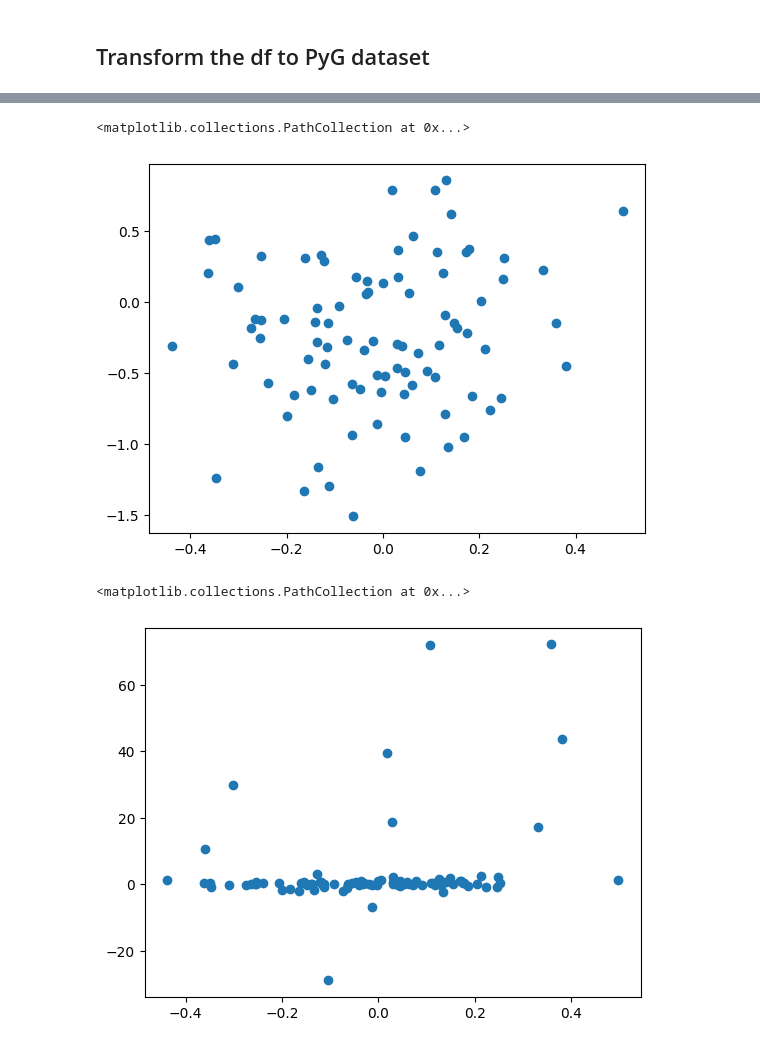
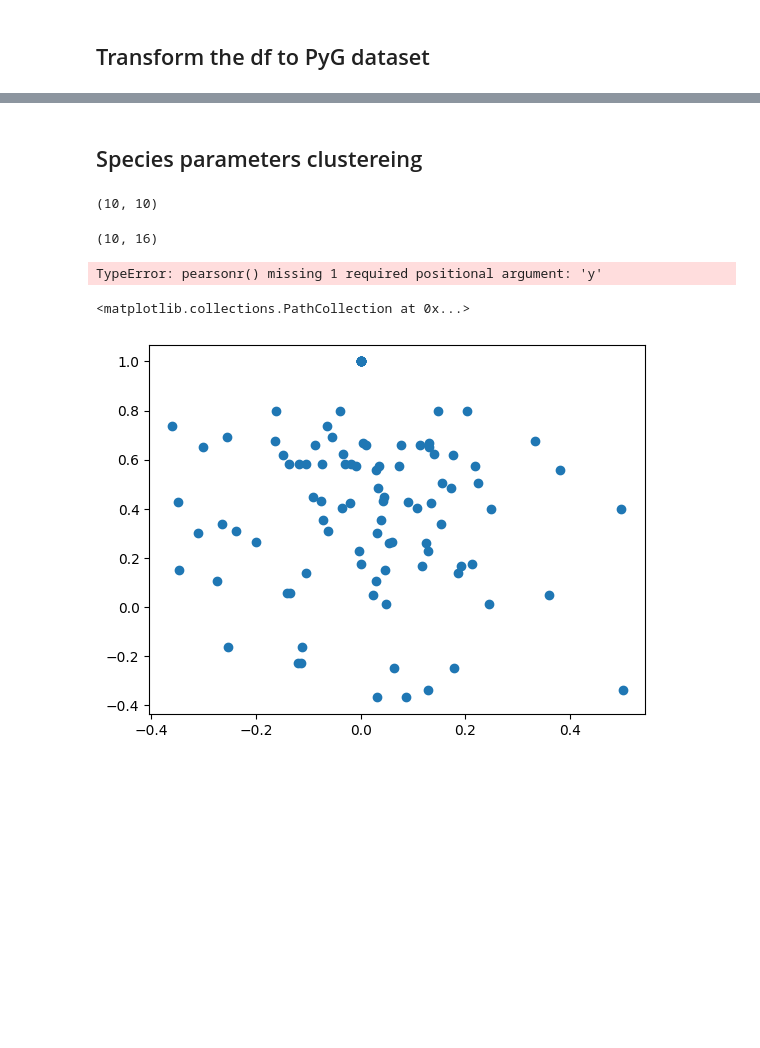
Before and after one commit to chenyangkang/Occupancy_NN, a Jupyter notebook: new/test_GNN_combined_with_sp_interaction.ipynb, the cells around one changed output, grey strips where cells are left out. Drawn from its saved outputs; the diff is of its cells as text; code cells hidden in the pictures; blank space fills up the shorter version.

```diff
--- a/new/test_GNN_combined_with_sp_interaction.ipynb
+++ b/new/test_GNN_combined_with_sp_interaction.ipynb
@@ -666,0 +673,2 @@ plt.scatter(
+# %% [markdown]
+## Species parameters clustereing
@@ -667,17 +678,35 @@ plt.scatter(
+# %%
+gamma.shape
+# %% [output]
+(10, 10)
+# %%
+res['species'].detach().numpy().shape
+# %% [output]
+(10, 16)
+# %%
+from scipy.stats import pearsonr
+pearsonr(res['species'].detach().numpy())
+# %% [output]
+TypeError: pearsonr() missing 1 required positional argument: 'y'
+# %%
+plt.scatter(
+    gamma.flatten(),
+    np.corrcoef(res['species'].detach().numpy(), rowvar=True).flatten()
+)
+# %% [output]
+<matplotlib.collections.PathCollection at 0x...>
+[figure, added]
 # %%
-with torch.no_grad():
-    res = model(data.x_dict, data.edge_index_dict)
-    gamma_flat = model.gamma_net(res['site'])                           # (n_site, S*S) should be a value [0, +inf)
-    gamma_site = gamma_flat.view(model.n_site, model.n_species, model.n_species)
+# with torch.no_grad():
+#     res = model(data.x_dict, data.edge_index_dict)
+#     gamma_flat = model.gamma_net(res['site'])                           # (n_site, S*S) should be a value [0, +inf)
+#     gamma_site = gamma_flat.view(model.n_site, model.n_species, model.n_species)
 
-mask = np.eye(n_sp)==0
-gamma_masked = gamma[mask]
-gamma_hat_masked = gamma_site.mean(axis=0)[mask]
+# mask = np.eye(n_sp)==0
+# gamma_masked = gamma[mask]
+# gamma_hat_masked = gamma_site.mean(axis=0)[mask]
 
-plt.scatter(
-    gamma_masked,
-    gamma_hat_masked
-)
+# plt.scatter(
+#     gamma_masked,
+#     gamma_hat_masked
+# )
-# %% [output]
-<matplotlib.collections.PathCollection at 0x...>
-[figure, removed]
@@ -729,12 +712,0 @@ df_pd = pd.DataFrame(pd_matrix.cpu().numpy(), index=species_names, columns=speci
-# %%
-mask = np.eye(n_sp)==0
-gamma_masked = gamma[mask]
-gamma_hat_masked = df_pd.values[mask]
-
-plt.scatter(
-    gamma_masked,
-    gamma_hat_masked
-)
-# %% [output]
-<matplotlib.collections.PathCollection at 0x...>
-[figure, removed]
```
Also changed, not shown: parts of 16 cells of this notebook, 1 other file.
